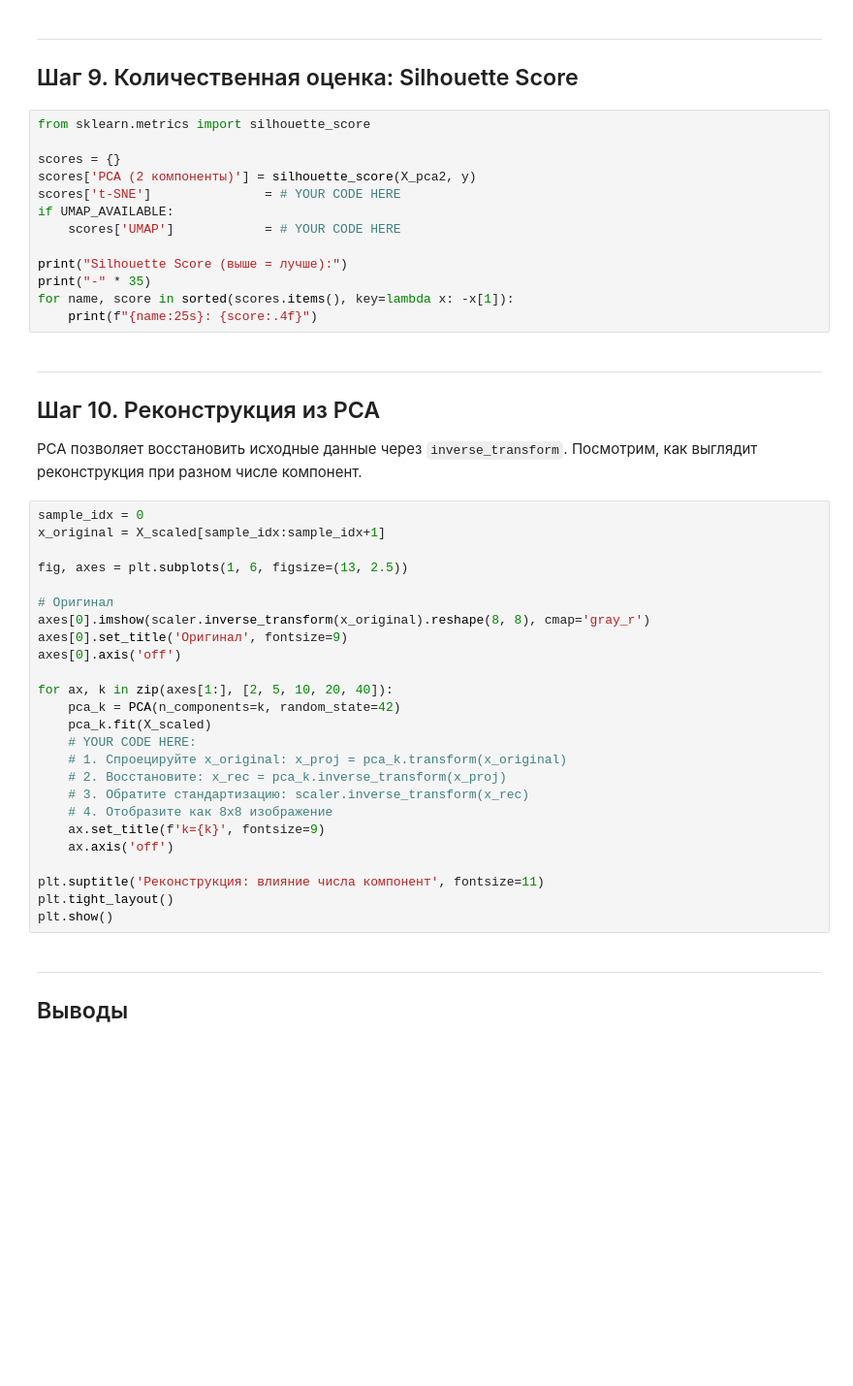
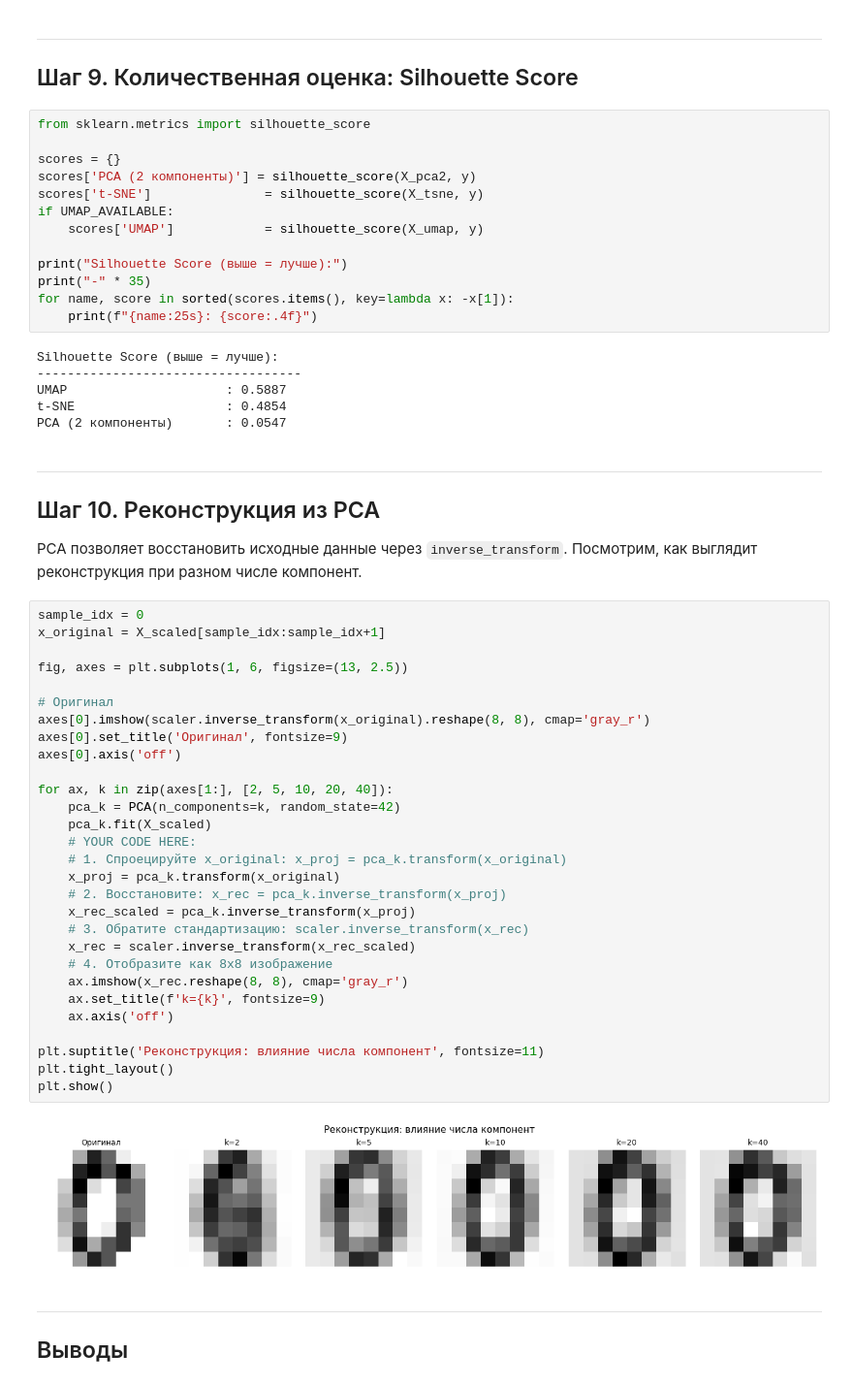
Before and after one commit to amirwardak/ml-course-homeworks, a Jupyter notebook: hw11_pca/pca_practice_student.ipynb, the cells around one changed output. Shown at 97% size. Drawn from its saved outputs; the diff is of its cells as text; blank space fills up the shorter version.

```diff
--- a/hw11_pca/pca_practice_student.ipynb
+++ b/hw11_pca/pca_practice_student.ipynb
@@ -294,14 +328,20 @@ from sklearn.metrics import silhouette_score
 
 scores = {}
 scores['PCA (2 компоненты)'] = silhouette_score(X_pca2, y)
-scores['t-SNE']               = # YOUR CODE HERE
+scores['t-SNE']               = silhouette_score(X_tsne, y)
 if UMAP_AVAILABLE:
-    scores['UMAP']            = # YOUR CODE HERE
+    scores['UMAP']            = silhouette_score(X_umap, y)
 
 print("Silhouette Score (выше = лучше):")
 print("-" * 35)
 for name, score in sorted(scores.items(), key=lambda x: -x[1]):
     print(f"{name:25s}: {score:.4f}")
+# %% [output]
+Silhouette Score (выше = лучше):
+-----------------------------------
+UMAP                     : 0.5887
+t-SNE                    : 0.4854
+PCA (2 компоненты)       : 0.0547
 # %% [markdown]
 ---
 ## Шаг 10. Реконструкция из PCA
@@ -310,28 +350,34 @@ PCA позволяет восстановить исходные данные ч
 # %%
 sample_idx = 0
 x_original = X_scaled[sample_idx:sample_idx+1]
 
 fig, axes = plt.subplots(1, 6, figsize=(13, 2.5))
 
 # Оригинал
 axes[0].imshow(scaler.inverse_transform(x_original).reshape(8, 8), cmap='gray_r')
 axes[0].set_title('Оригинал', fontsize=9)
 axes[0].axis('off')
 
 for ax, k in zip(axes[1:], [2, 5, 10, 20, 40]):
     pca_k = PCA(n_components=k, random_state=42)
     pca_k.fit(X_scaled)
     # YOUR CODE HERE:
     # 1. Спроецируйте x_original: x_proj = pca_k.transform(x_original)
+    x_proj = pca_k.transform(x_original)
     # 2. Восстановите: x_rec = pca_k.inverse_transform(x_proj)
+    x_rec_scaled = pca_k.inverse_transform(x_proj)
     # 3. Обратите стандартизацию: scaler.inverse_transform(x_rec)
+    x_rec = scaler.inverse_transform(x_rec_scaled)
     # 4. Отобразите как 8x8 изображение
+    ax.imshow(x_rec.reshape(8, 8), cmap='gray_r')
     ax.set_title(f'k={k}', fontsize=9)
     ax.axis('off')
 
 plt.suptitle('Реконструкция: влияние числа компонент', fontsize=11)
 plt.tight_layout()
 plt.show()
+# %% [output]
+[figure, added]
 # %% [markdown]
 ---
 ## Выводы
```
Also changed, not shown: parts of 7 cells of this notebook, 1 other file.
